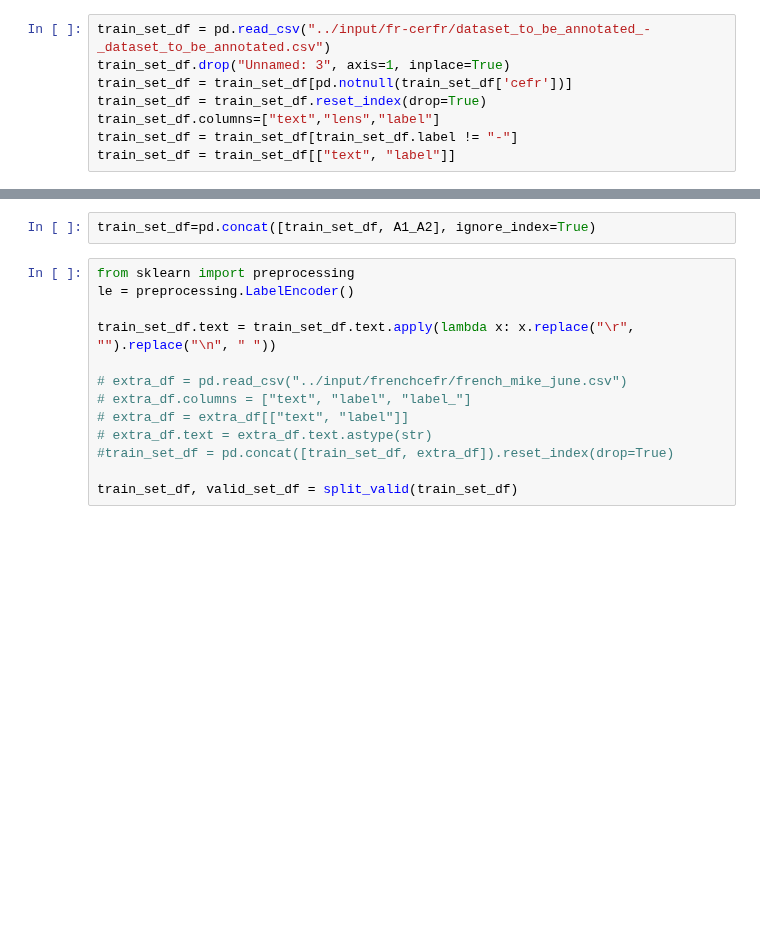
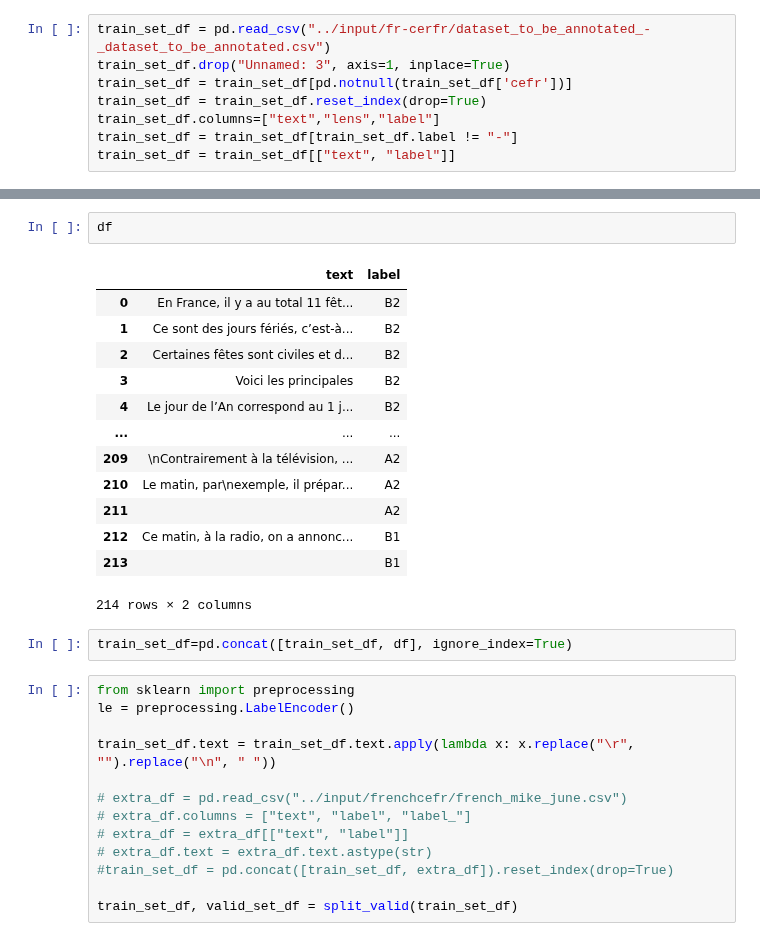
Before and after one commit to wassimchouchen/Natural-Language-Processing, a Jupyter notebook: french-training-paragraphs-deep-learning-mike.ipynb, the cells around one changed output, grey strips where cells are left out. Cells and saved outputs as stored; diff of their text form; blank space fills up the shorter version.

```diff
--- a/french-training-paragraphs-deep-learning-mike.ipynb
+++ b/french-training-paragraphs-deep-learning-mike.ipynb
@@ -168,5 +194,21 @@ A1_A2=pd.read_csv("../input/a1-a2-ex/A1_A2_tran.csv")
+# %%
+df
+# %% [output]
+|  | text | label |
+| 0 | En France, il y a au total 11 fêt... | B2 |
+| 1 | Ce sont des jours fériés, c’est-à... | B2 |
+| 2 | Certaines fêtes sont civiles et d... | B2 |
+| 3 | Voici les principales | B2 |
+| 4 | Le jour de l’An correspond au 1 j... | B2 |
+| ... | ... | ... |
+| 209 | \nContrairement à la télévision, ... | A2 |
+| 210 | Le matin, par\nexemple, il prépar... | A2 |
+| 211 |  | A2 |
+| 212 | Ce matin, à la radio, on a annonc... | B1 |
+| 213 |  | B1 |
+214 rows × 2 columns
 # %%
-train_set_df=pd.concat([train_set_df, A1_A2], ignore_index=True)
+train_set_df=pd.concat([train_set_df, df], ignore_index=True)
 # %%
 from sklearn import preprocessing
 le = preprocessing.LabelEncoder()
```
Also changed, not shown: parts of 10 cells of this notebook.
